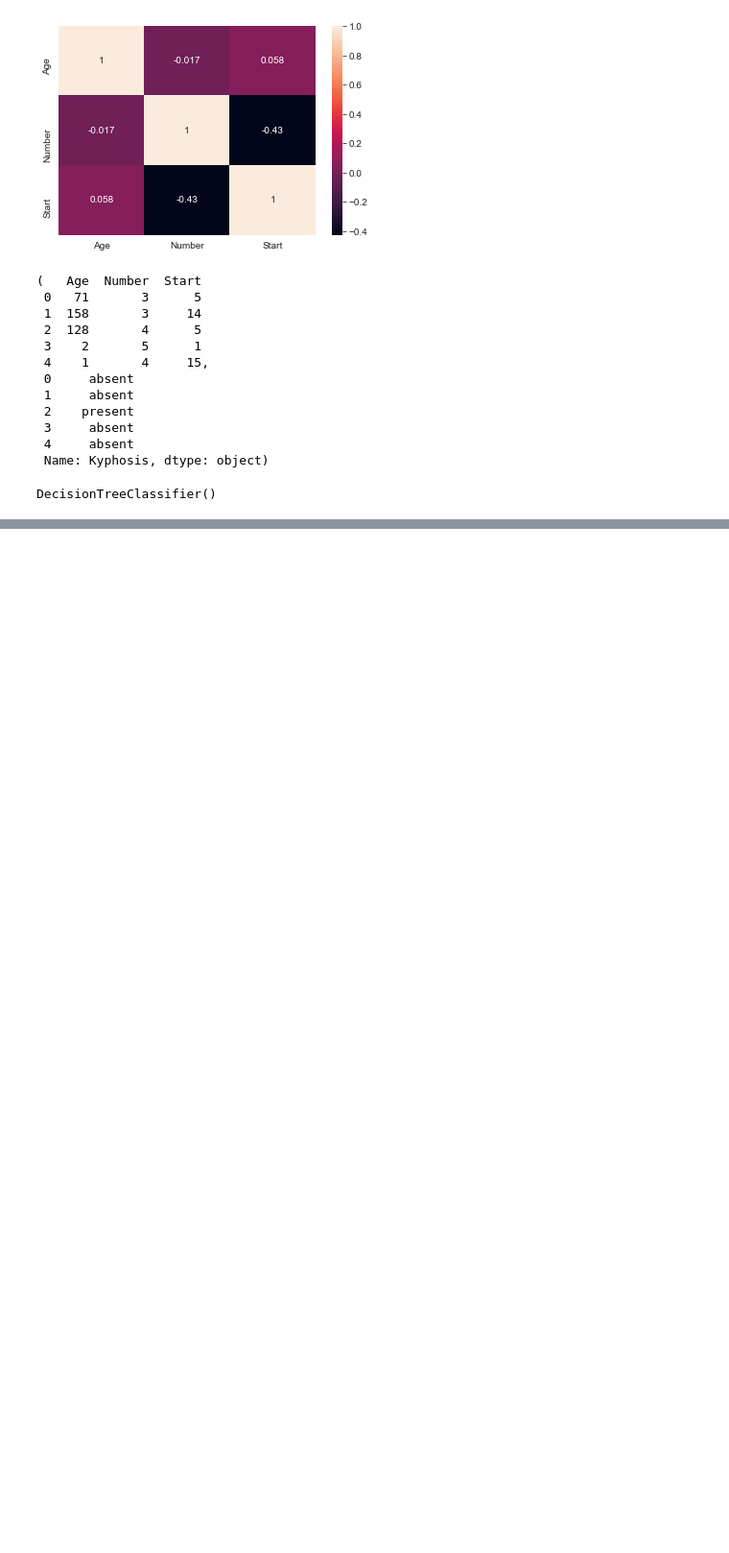
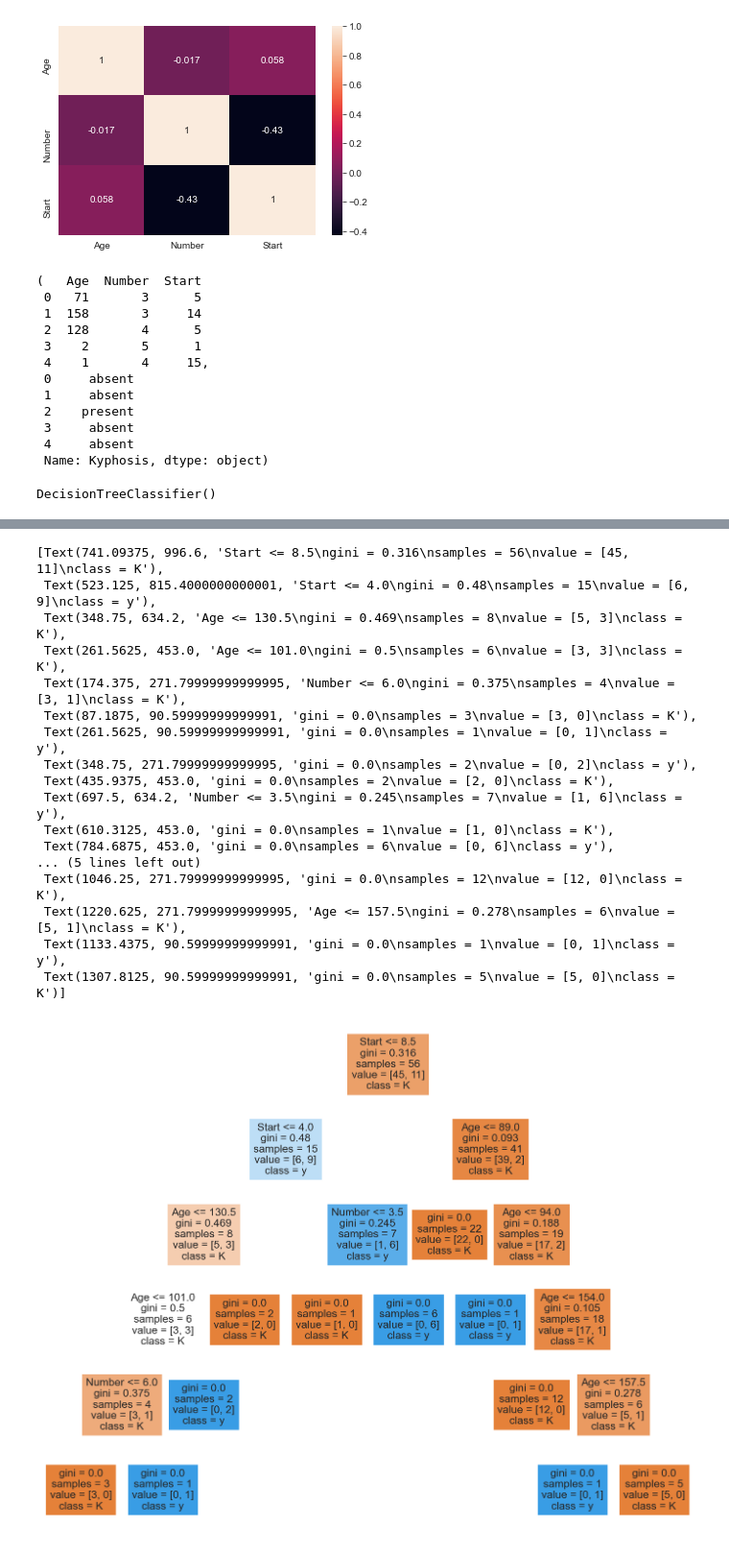
Before and after one commit to yash0307jain/ml-practice, a Jupyter notebook: Decision_Tree/Kyphosis/Decision_Tree.ipynb, the cells around one changed output, grey strips where cells are left out. Shown at 96% size. Cells and saved outputs as stored; diff of their text form; code cells hidden in the pictures; blank space fills up the shorter version.

Commit message:
created a graph for decision tree

```diff
--- a/Decision_Tree/Kyphosis/Decision_Tree.ipynb
+++ b/Decision_Tree/Kyphosis/Decision_Tree.ipynb
@@ -135 +135,25 @@ Confusion Matrix:
 =====================================
+# %%
+from sklearn.tree import plot_tree
+
+fig = plt.figure(figsize=(25,20))
+plot_tree(dis_tree, feature_names=['Age', 'Number', 'Start'], class_names='Kyphosis', filled=True)
+# %% [output]
+[Text(741.09375, 996.6, 'Start <= 8.5\ngini = 0.316\nsamples = 56\nvalue = [45, 11]\nclass = K'),
+ Text(523.125, 815.4000000000001, 'Start <= 4.0\ngini = 0.48\nsamples = 15\nvalue = [6, 9]\nclass = y'),
+ Text(348.75, 634.2, 'Age <= 130.5\ngini = 0.469\nsamples = 8\nvalue = [5, 3]\nclass = K'),
+ Text(261.5625, 453.0, 'Age <= 101.0\ngini = 0.5\nsamples = 6\nvalue = [3, 3]\nclass = K'),
+ Text(174.375, 271.79999999999995, 'Number <= 6.0\ngini = 0.375\nsamples = 4\nvalue = [3, 1]\nclass = K'),
+ Text(87.1875, 90.59999999999991, 'gini = 0.0\nsamples = 3\nvalue = [3, 0]\nclass = K'),
+ Text(261.5625, 90.59999999999991, 'gini = 0.0\nsamples = 1\nvalue = [0, 1]\nclass = y'),
+ Text(348.75, 271.79999999999995, 'gini = 0.0\nsamples = 2\nvalue = [0, 2]\nclass = y'),
+ Text(435.9375, 453.0, 'gini = 0.0\nsamples = 2\nvalue = [2, 0]\nclass = K'),
+ Text(697.5, 634.2, 'Number <= 3.5\ngini = 0.245\nsamples = 7\nvalue = [1, 6]\nclass = y'),
+ Text(610.3125, 453.0, 'gini = 0.0\nsamples = 1\nvalue = [1, 0]\nclass = K'),
+ Text(784.6875, 453.0, 'gini = 0.0\nsamples = 6\nvalue = [0, 6]\nclass = y'),
+... (5 lines left out)
+ Text(1046.25, 271.79999999999995, 'gini = 0.0\nsamples = 12\nvalue = [12, 0]\nclass = K'),
+ Text(1220.625, 271.79999999999995, 'Age <= 157.5\ngini = 0.278\nsamples = 6\nvalue = [5, 1]\nclass = K'),
+ Text(1133.4375, 90.59999999999991, 'gini = 0.0\nsamples = 1\nvalue = [0, 1]\nclass = y'),
+ Text(1307.8125, 90.59999999999991, 'gini = 0.0\nsamples = 5\nvalue = [5, 0]\nclass = K')]
+[figure, added]
```
Also changed, not shown: parts of 3 cells of this notebook.
